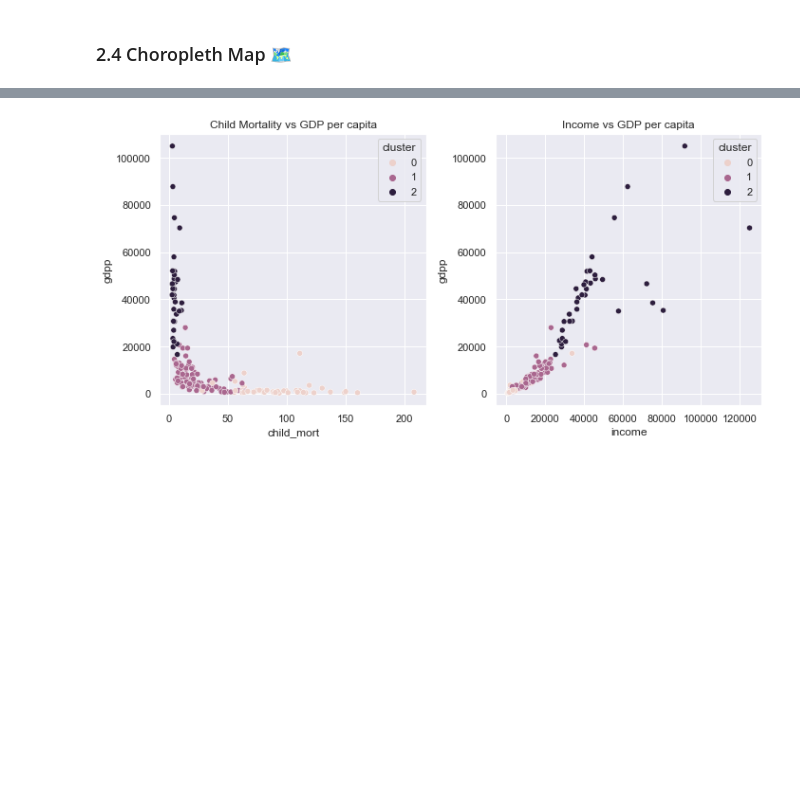
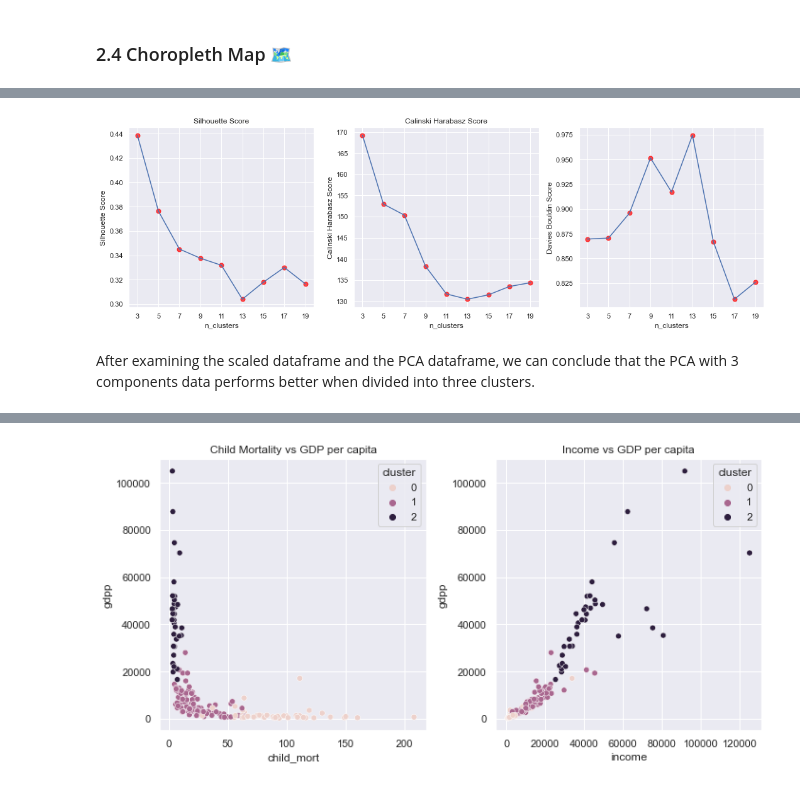
Before and after one commit to Kiindwt/ML_Country_Cluster, a Jupyter notebook: country.ipynb, the cells around one changed output, grey strips where cells are left out. Saved outputs shown, nothing was run; the diff lists cells and outputs as text; code cells hidden in the pictures; blank space fills up the shorter version.

```diff
--- a/country.ipynb
+++ b/country.ipynb
@@ -394,0 +429,26 @@ plt.show()
+# %%
+fig, ax = plt.subplots(nrows=1, ncols=3, figsize=(15, 5))
+
+sns.lineplot(x='n_clusters', y='Silhouette Score', data=result_df, ax=ax[0])
+ax[0].scatter(result_df['n_clusters'], result_df['Silhouette Score'], color='red', s=50, marker='o', alpha=0.7)
+ax[0].set_title('Silhouette Score')
+ax[0].set_xticks(np.arange(3, 21, 2))
+ax[0].set_xticklabels(np.arange(3, 21, 2))
+
+sns.lineplot(x='n_clusters', y='Calinski Harabasz Score', data=result_df, ax=ax[1])
+ax[1].scatter(result_df['n_clusters'], result_df['Calinski Harabasz Score'], color='red', s=50, marker='o', alpha=0.7)
+ax[1].set_title('Calinski Harabasz Score')
+ax[1].set_xticks(np.arange(3, 21, 2))
+ax[1].set_xticklabels(np.arange(3, 21, 2))
+
+sns.lineplot(x='n_clusters', y='Davies Bouldin Score', data=result_df, ax=ax[2])
+ax[2].scatter(result_df['n_clusters'], result_df['Davies Bouldin Score'], color='red', s=50, marker='o', alpha=0.7)
+ax[2].set_xticks(np.arange(3, 21, 2))
+ax[2].set_xticklabels(np.arange(3, 21, 2))
+
+plt.tight_layout()
+plt.show()
+# %% [output]
+[figure, added]
+# %% [markdown]
+After examining the scaled dataframe and the PCA dataframe, we can conclude that the PCA with 3 components data performs better when divided into three clusters.
```
Also changed, not shown: parts of 27 cells of this notebook.
